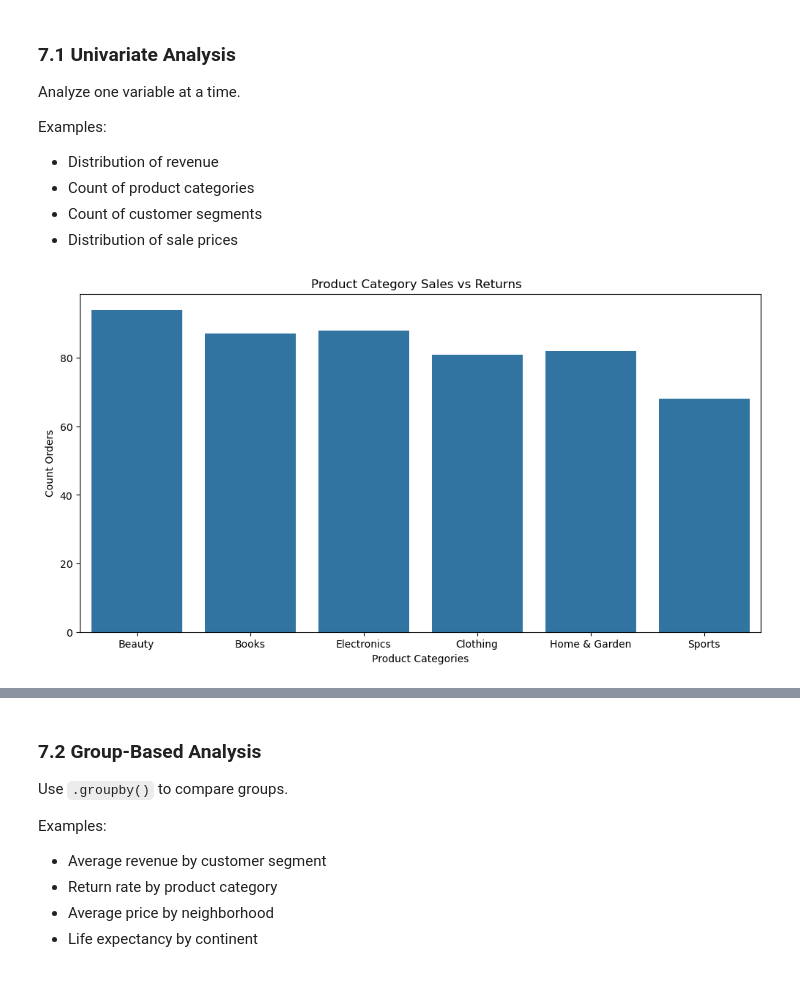
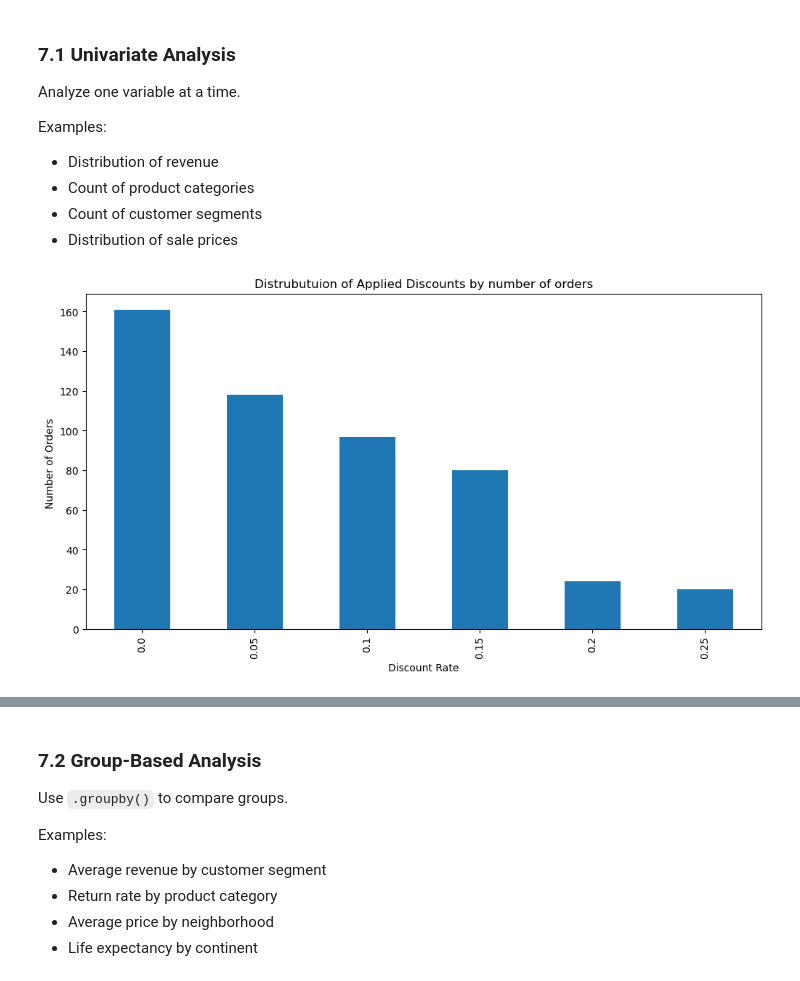
Before and after one commit to GregConfessore/capstone-pad, a Jupyter notebook: notebooks/capstone_starter_notebook.ipynb, the cells around one changed output, grey strips where cells are left out. Drawn from its saved outputs; the diff is of its cells as text; code cells hidden in the pictures.

```diff
--- a/notebooks/capstone_starter_notebook.ipynb
+++ b/notebooks/capstone_starter_notebook.ipynb
@@ -476,14 +485,12 @@ Examples:
 #plt.xlabel('Revenue in USD')
 #plt.ylabel('Number of Observations')
 # %%
-plt.figure(figsize=(12,6))
-sns.countplot(cap_clean,x='product_category',)
-plt.xlabel('Product Categories')
-plt.ylabel('Count Orders')
-plt.title("Product Category Sales vs Returns  ")
-plt.show(close=None, block=None)
+#plt.figure(figsize=(12,6))
+#sns.countplot(cap_clean,x='product_category',)
+#plt.xlabel('Product Categories')
+#plt.ylabel('Count Orders')
+#plt.title("Product Category Sales")
+#plt.show(close=None, block=None)
-# %% [output]
-[figure, removed]
 # %%
 # TODO: Choose a categorical column to visualize
 #plt.figure(figsize=(10,6))
@@ -492,4 +499,29 @@ plt.show(close=None, block=None)
 #plt.ylabel('Count Orders')
 #plt.title("Count by Rerturned and Non returned Orders ")
 #plt.show(close=None, block=None)
+# %%
+
+ASSET_PATH_1 = Path('..') / 'outputs' / 'cap_plot_1.png'
+ASSET_PATH_1.parent.mkdir(parents=True, exist_ok=True)
+# %%
+#We need to show this in order to help people under stand this more
+#return_rate_by_month = cap_clean.groupby('month_name')['returned'].mean().sort_values(ascending=False)
+#plt.figure(figsize=(10,5))
+#return_rate_by_month.plot(kind='bar', color='royalblue')
+#plt.title('Return Rate Percentage by month')
+#plt.ylabel('Return Rate (%)')
+#lt.xticks(rotation=45)
+#plt.show()
+
+
+#sns.histplot
+plt.figure(figsize=(12,6))
+cap_clean["discount_applied"].value_counts().plot(kind='bar')
+plt.title("Distrubutuion of Applied Discounts by number of orders")
+plt.xlabel('Discount Rate')
+plt.ylabel('Number of Orders ')
+plt.savefig(ASSET_PATH_1,dpi=300,bbox_inches="tight")
+plt.show()
+# %% [output]
+[figure, new version]
 # %%
```
Also changed, not shown: parts of 18 cells of this notebook, 14 other files.
